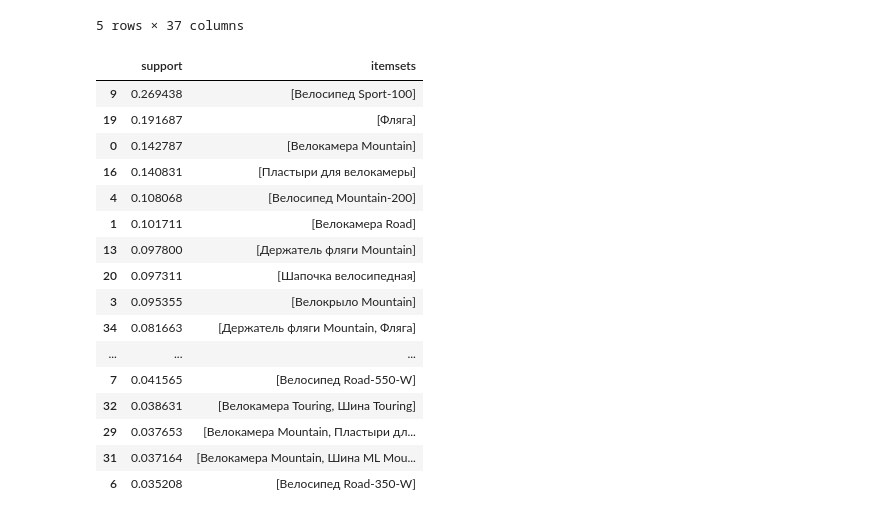
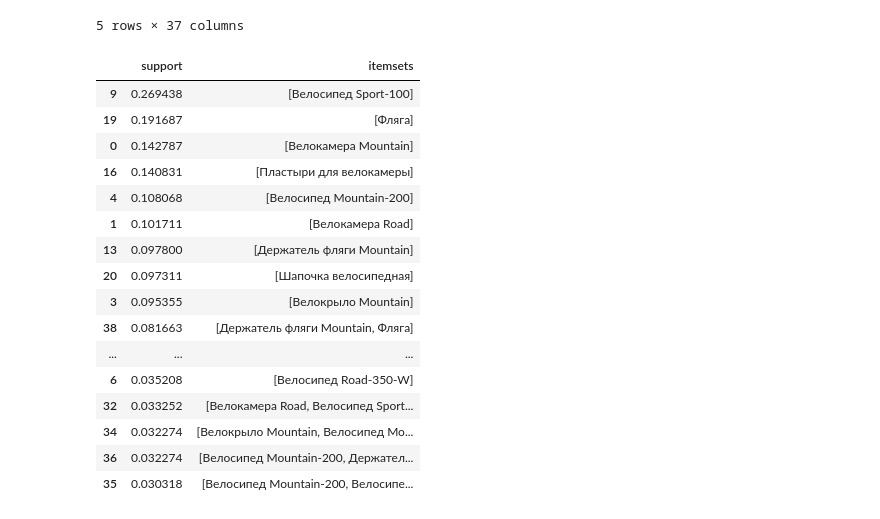
Before and after one commit to SomeoneSerge/vsu-dm, a Jupyter notebook: arules.ipynb, the cells around one changed output. Saved outputs shown, nothing was run; the diff lists cells and outputs as text; code cells hidden in the pictures.

```diff
--- a/arules.ipynb
+++ b/arules.ipynb
@@ -33,30 +33,30 @@ df.head()
 | SO51206 | 0 | 0 | 0 | 0 | 1 | ... |
 5 rows × 37 columns
 # %%
-EPS = .035
+EPS = .03
 fqits = apriori(df,
                 min_support=EPS,
                 use_colnames=True
         ).sort_values('support', ascending=False)
 fqits
 # %% [output]
 |  | support | itemsets |
 | 9 | 0.269438 | [Велосипед Sport-100] |
 | 19 | 0.191687 | [Фляга] |
 | 0 | 0.142787 | [Велокамера Mountain] |
 | 16 | 0.140831 | [Пластыри для велокамеры] |
 | 4 | 0.108068 | [Велосипед Mountain-200] |
 | 1 | 0.101711 | [Велокамера Road] |
 | 13 | 0.097800 | [Держатель фляги Mountain] |
 | 20 | 0.097311 | [Шапочка велосипедная] |
 | 3 | 0.095355 | [Велокрыло Mountain] |
-| 34 | 0.081663 | [Держатель фляги Mountain, Фляга] |
+| 38 | 0.081663 | [Держатель фляги Mountain, Фляга] |
 | ... | ... | ... |
-| 7 | 0.041565 | [Велосипед Road-550-W] |
-| 32 | 0.038631 | [Велокамера Touring, Шина Touring] |
-| 29 | 0.037653 | [Велокамера Mountain, Пластыри дл... |
-| 31 | 0.037164 | [Велокамера Mountain, Шина ML Mou... |
 | 6 | 0.035208 | [Велосипед Road-350-W] |
+| 32 | 0.033252 | [Велокамера Road, Велосипед Sport... |
+| 34 | 0.032274 | [Велокрыло Mountain, Велосипед Mo... |
+| 36 | 0.032274 | [Велосипед Mountain-200, Держател... |
+| 35 | 0.030318 | [Велосипед Mountain-200, Велосипе... |
 # %%
 arules = association_rules(fqits, min_threshold=EPS)
 arules
```
Also changed, not shown: parts of 3 cells of this notebook, 6 other files.
